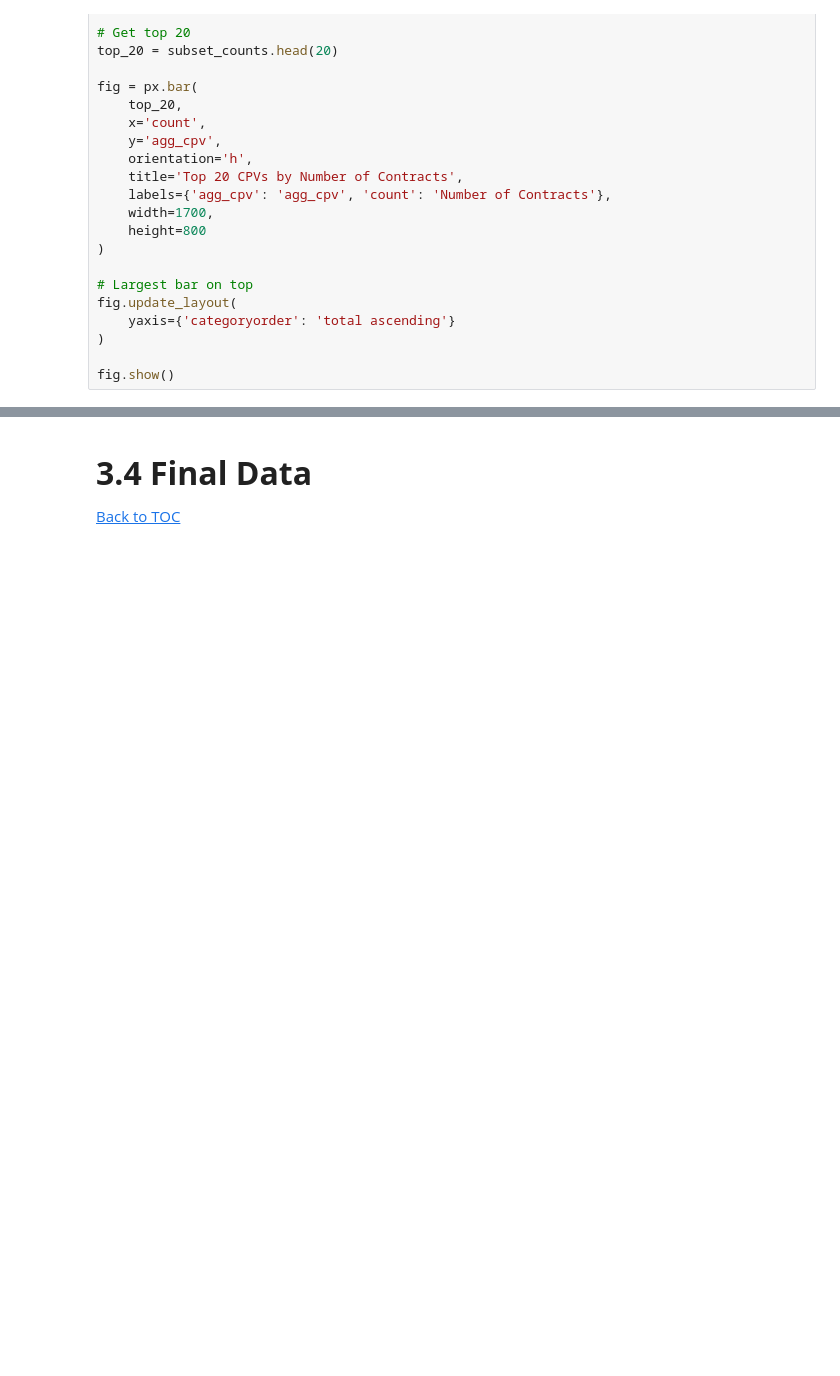
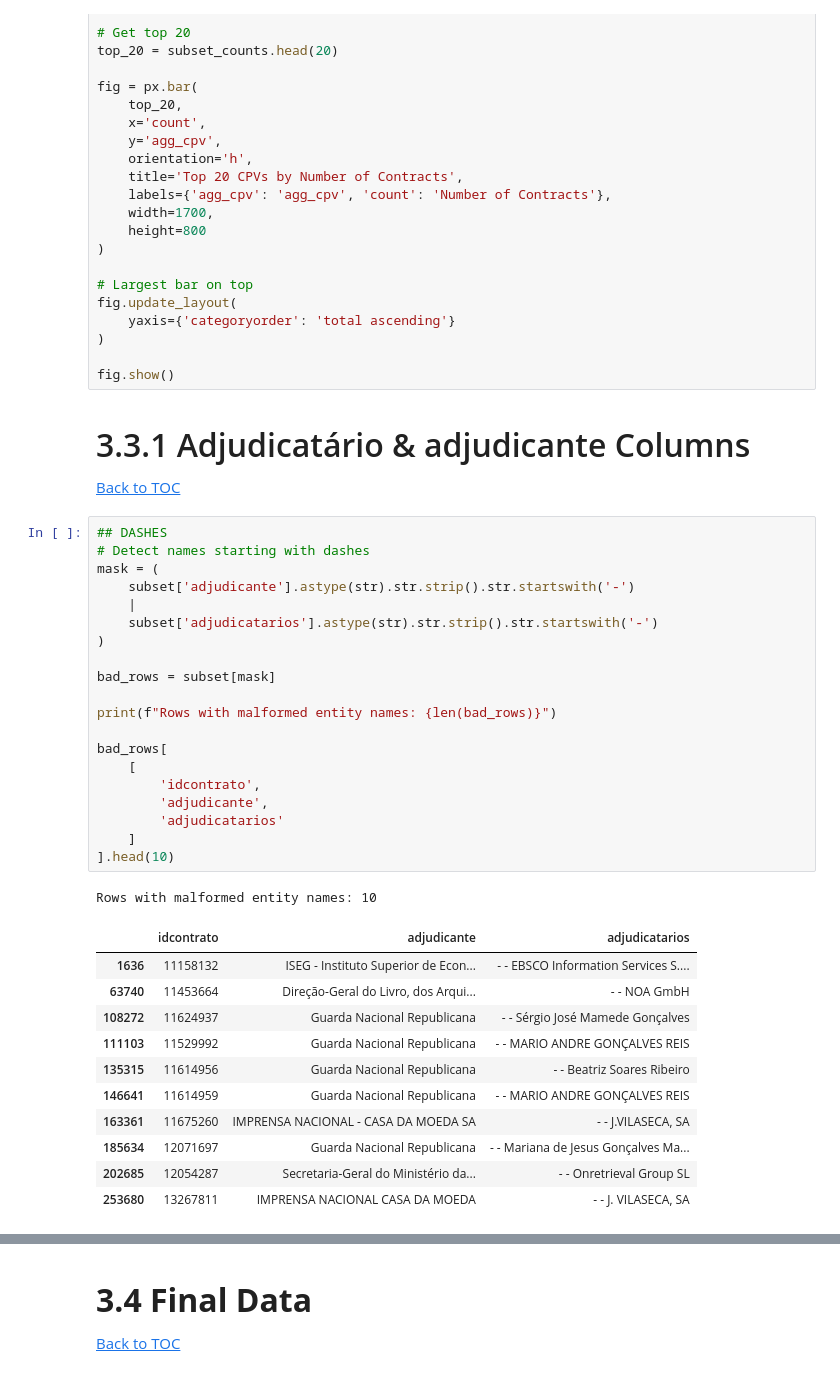
Before and after one commit to beatrizmarques2005/network-analysis, a Jupyter notebook: project/notebooks/01_preprocessing.ipynb, the cells around one changed output, grey strips where cells are left out. Cells and saved outputs as stored; diff of their text form; blank space fills up the shorter version.

```diff
--- a/project/notebooks/01_preprocessing.ipynb
+++ b/project/notebooks/01_preprocessing.ipynb
@@ -872,3 +886,40 @@ fig.update_layout(
 )
 
 fig.show()
+# %% [markdown]
+### <font size=6>3.3.1 Adjudicatário & adjudicante Columns</font> <a class="anchor" id="3.3.1"></a>
+
+[Back to TOC](#toc)
+# %%
+## DASHES
+# Detect names starting with dashes
+mask = (
+    subset['adjudicante'].astype(str).str.strip().str.startswith('-')
+    |
+    subset['adjudicatarios'].astype(str).str.strip().str.startswith('-')
+)
+
+bad_rows = subset[mask]
+
+print(f"Rows with malformed entity names: {len(bad_rows)}")
+
+bad_rows[
+    [
+        'idcontrato',
+        'adjudicante',
+        'adjudicatarios'
+    ]
+].head(10)
+# %% [output]
+Rows with malformed entity names: 10
+|  | idcontrato | adjudicante | adjudicatarios |
+| 1636 | 11158132 | ISEG - Instituto Superior de Econ... | - - EBSCO Information Services S.... |
+| 63740 | 11453664 | Direção-Geral do Livro, dos Arqui... | - - NOA GmbH |
+| 108272 | 11624937 | Guarda Nacional Republicana | - - Sérgio José Mamede Gonçalves |
+| 111103 | 11529992 | Guarda Nacional Republicana | - - MARIO ANDRE GONÇALVES REIS |
+| 135315 | 11614956 | Guarda Nacional Republicana | - - Beatriz Soares Ribeiro |
+| 146641 | 11614959 | Guarda Nacional Republicana | - - MARIO ANDRE GONÇALVES REIS |
+| 163361 | 11675260 | IMPRENSA NACIONAL - CASA DA MOEDA SA | - - J.VILASECA, SA |
+| 185634 | 12071697 | Guarda Nacional Republicana | - - Mariana de Jesus Gonçalves Ma... |
+| 202685 | 12054287 | Secretaria-Geral do Ministério da... | - - Onretrieval Group SL |
+| 253680 | 13267811 | IMPRENSA NACIONAL CASA DA MOEDA | - - J. VILASECA, SA |
```
Also changed, not shown: parts of 11 cells of this notebook, 1 other file.
